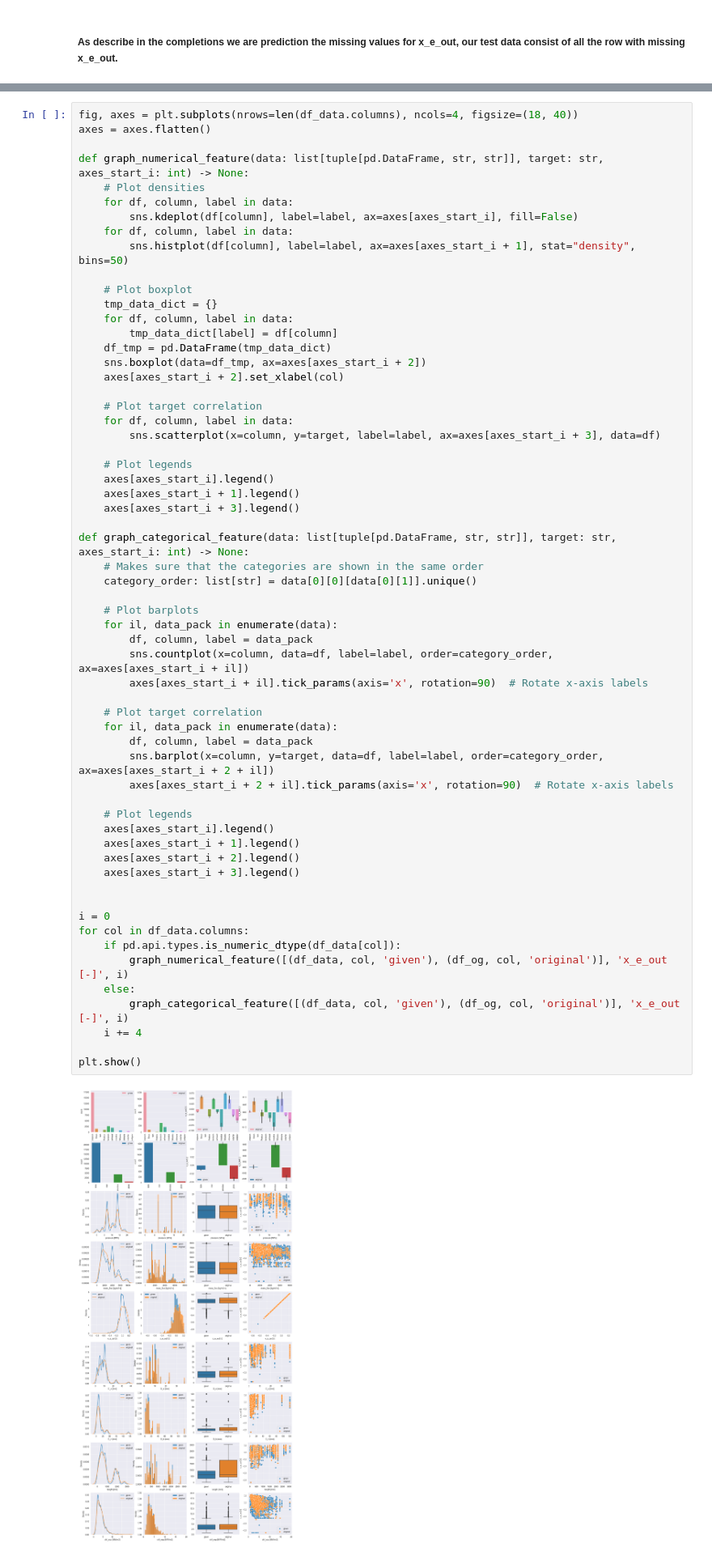
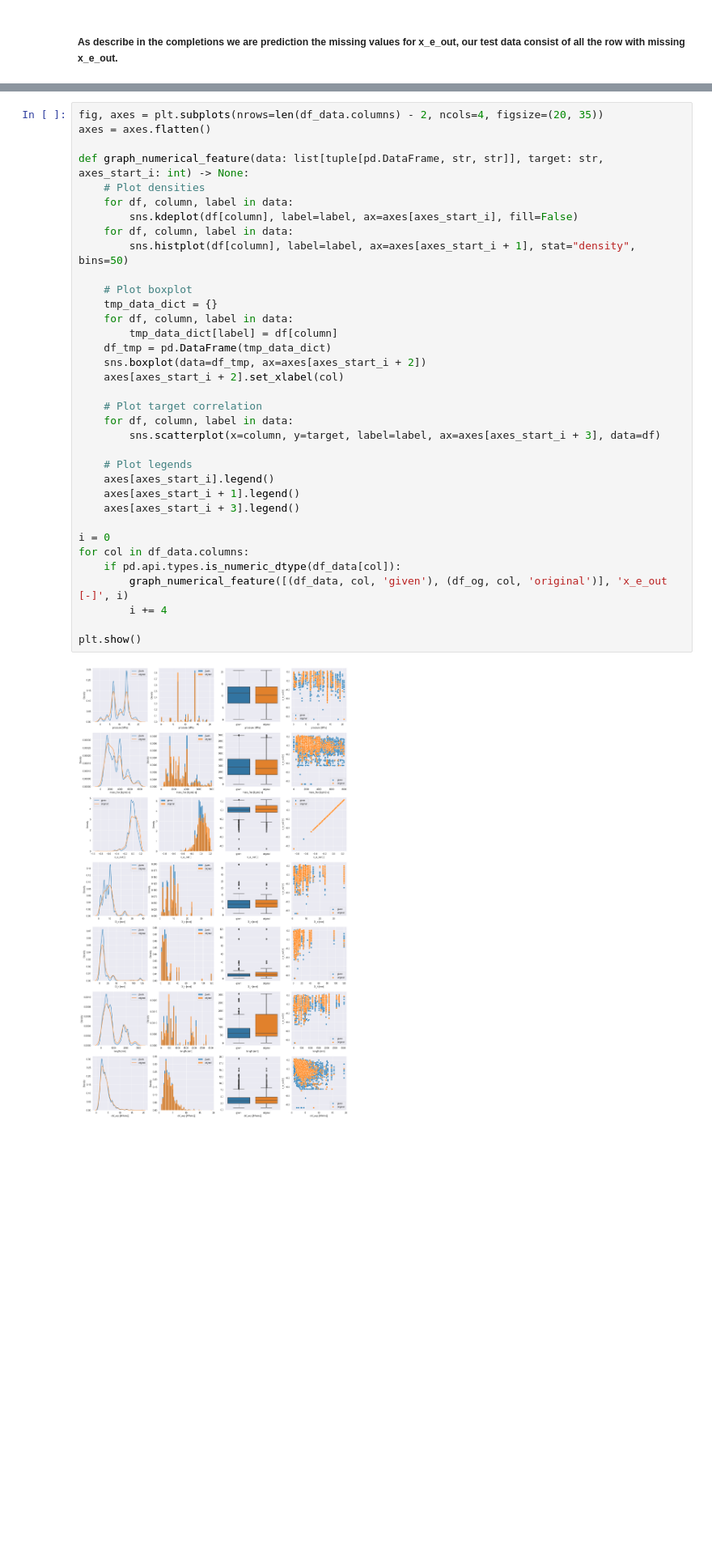
Before and after one commit to mnokno/FeatureImputationHeatFluxDataset, a Jupyter notebook: FeatureImputationHeatFluxDataset/src/FeatureImputationHeatFluxDataset.ipynb, the cells around one changed output, grey strips where cells are left out. Shown at 81% size. Saved outputs shown, nothing was run; the diff lists cells and outputs as text; blank space fills up the shorter version.

```diff
--- a/FeatureImputationHeatFluxDataset/src/FeatureImputationHeatFluxDataset.ipynb
+++ b/FeatureImputationHeatFluxDataset/src/FeatureImputationHeatFluxDataset.ipynb
@@ -112,65 +152,40 @@ df_og.head()
 # %%
-fig, axes = plt.subplots(nrows=len(df_data.columns), ncols=4, figsize=(18, 40))
+fig, axes = plt.subplots(nrows=len(df_data.columns) - 2, ncols=4, figsize=(20, 35))
 axes = axes.flatten()
 
 def graph_numerical_feature(data: list[tuple[pd.DataFrame, str, str]], target: str, axes_start_i: int) -> None:
     # Plot densities
     for df, column, label in data:
         sns.kdeplot(df[column], label=label, ax=axes[axes_start_i], fill=False)
     for df, column, label in data:
         sns.histplot(df[column], label=label, ax=axes[axes_start_i + 1], stat="density", bins=50)
 
     # Plot boxplot
     tmp_data_dict = {}
     for df, column, label in data:
         tmp_data_dict[label] = df[column]
     df_tmp = pd.DataFrame(tmp_data_dict)
     sns.boxplot(data=df_tmp, ax=axes[axes_start_i + 2])
     axes[axes_start_i + 2].set_xlabel(col)
 
     # Plot target correlation
     for df, column, label in data:
         sns.scatterplot(x=column, y=target, label=label, ax=axes[axes_start_i + 3], data=df)
 
     # Plot legends
     axes[axes_start_i].legend()
     axes[axes_start_i + 1].legend()
     axes[axes_start_i + 3].legend()
 
-def graph_categorical_feature(data: list[tuple[pd.DataFrame, str, str]], target: str, axes_start_i: int) -> None:
-    # Makes sure that the categories are shown in the same order
-    category_order: list[str] = data[0][0][data[0][1]].unique()
-
-    # Plot barplots
-    for il, data_pack in enumerate(data):
-        df, column, label = data_pack
-        sns.countplot(x=column, data=df, label=label, order=category_order, ax=axes[axes_start_i + il])
-        axes[axes_start_i + il].tick_params(axis='x', rotation=90)  # Rotate x-axis labels
-
-    # Plot target correlation
-    for il, data_pack in enumerate(data):
-        df, column, label = data_pack
-        sns.barplot(x=column, y=target, data=df, label=label, order=category_order, ax=axes[axes_start_i + 2 + il])
-        axes[axes_start_i + 2 + il].tick_params(axis='x', rotation=90)  # Rotate x-axis labels
-
-    # Plot legends
-    axes[axes_start_i].legend()
-    axes[axes_start_i + 1].legend()
-    axes[axes_start_i + 2].legend()
-    axes[axes_start_i + 3].legend()
-
-
 i = 0
 for col in df_data.columns:
     if pd.api.types.is_numeric_dtype(df_data[col]):
         graph_numerical_feature([(df_data, col, 'given'), (df_og, col, 'original')], 'x_e_out [-]', i)
-    else:
-        graph_categorical_feature([(df_data, col, 'given'), (df_og, col, 'original')], 'x_e_out [-]', i)
-    i += 4
+        i += 4
 
 plt.show()
 # %% [output]
-[figure, old version]
+[figure, new version]
 # %% [markdown]
 ##### The original data closely follows the distribution of our given synthetic data. This suggesting the value where nulled in our given data set evenly across all features, this means that original data should be good to use without introduction feature or distribution bias.
 # %%
```
Also changed, not shown: parts of 21 cells of this notebook, 2 other files.
